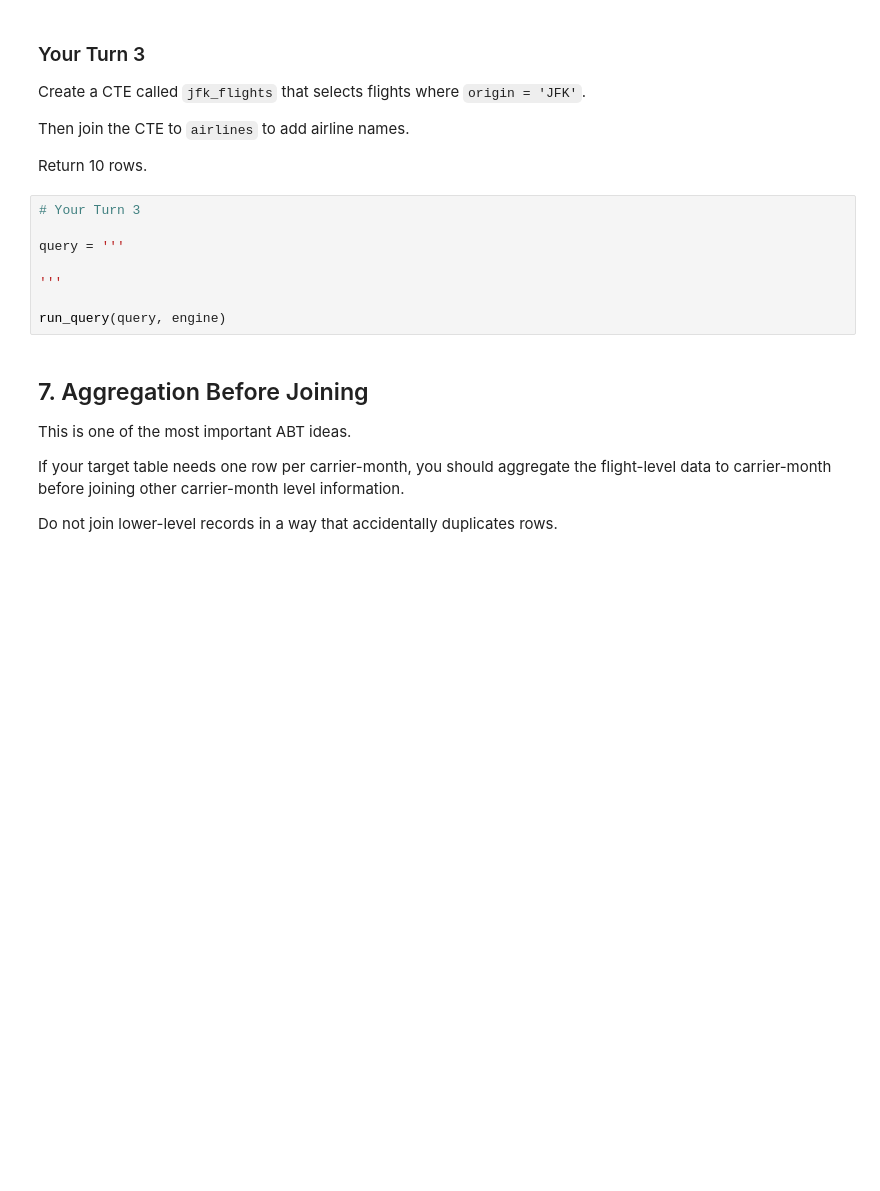
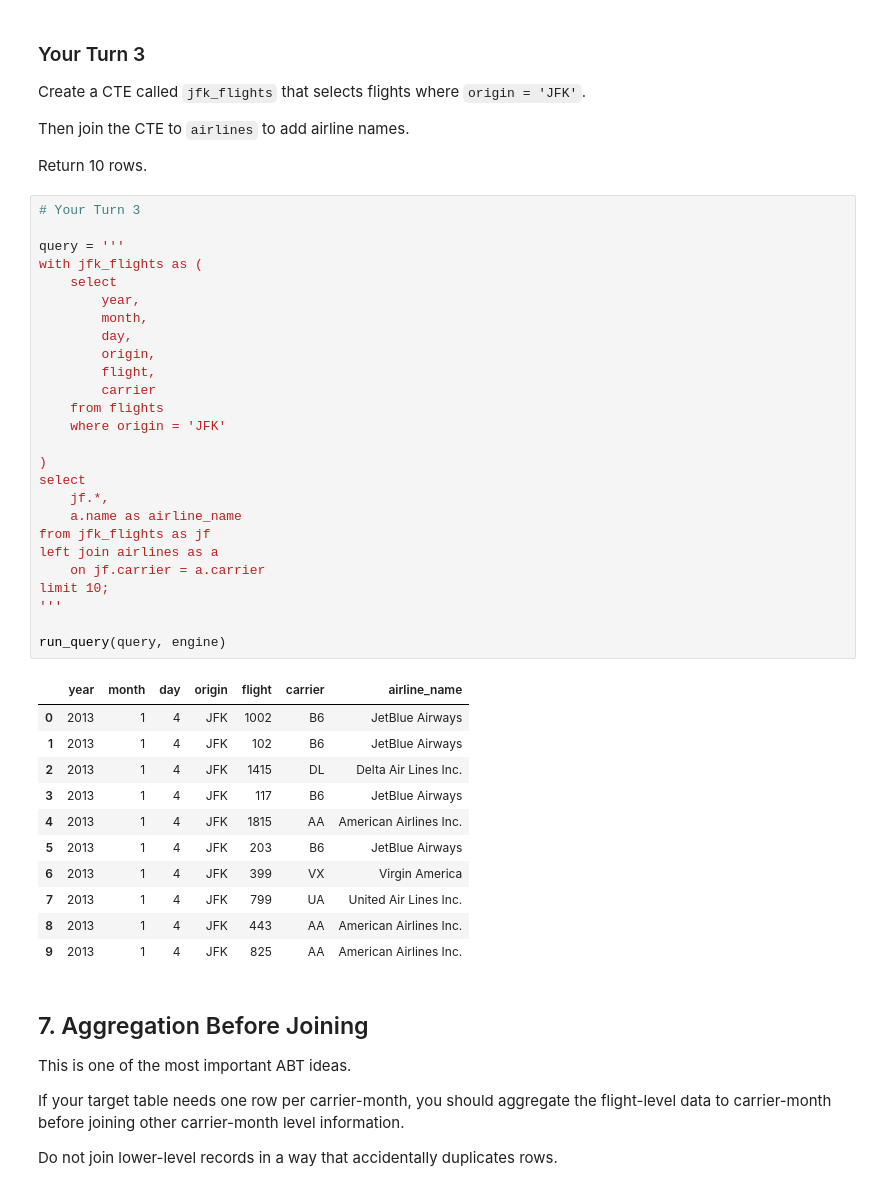
Before and after one commit to tmack92/mackay_tim_week9_10_sqllabs, a Jupyter notebook: notebooks/module10_sql_joins_abt_guided_lab.ipynb, the cells around one changed output. Drawn from its saved outputs; the diff is of its cells as text; blank space fills up the shorter version.

```diff
--- a/notebooks/module10_sql_joins_abt_guided_lab.ipynb
+++ b/notebooks/module10_sql_joins_abt_guided_lab.ipynb
@@ -415,11 +528,41 @@ Return 10 rows.
 # %%
 # Your Turn 3
 
 query = '''
+with jfk_flights as (
+    select
+        year,
+        month,
+        day,
+        origin,
+        flight,
+        carrier
+    from flights
+    where origin = 'JFK'
 
+)
+select
+    jf.*,
+    a.name as airline_name
+from jfk_flights as jf
+left join airlines as a
+    on jf.carrier = a.carrier
+limit 10;
 '''
 
 run_query(query, engine)
+# %% [output]
+|  | year | month | day | origin | flight | carrier | airline_name |
+| 0 | 2013 | 1 | 4 | JFK | 1002 | B6 | JetBlue Airways |
+| 1 | 2013 | 1 | 4 | JFK | 102 | B6 | JetBlue Airways |
+| 2 | 2013 | 1 | 4 | JFK | 1415 | DL | Delta Air Lines Inc. |
+| 3 | 2013 | 1 | 4 | JFK | 117 | B6 | JetBlue Airways |
+| 4 | 2013 | 1 | 4 | JFK | 1815 | AA | American Airlines Inc. |
+| 5 | 2013 | 1 | 4 | JFK | 203 | B6 | JetBlue Airways |
+| 6 | 2013 | 1 | 4 | JFK | 399 | VX | Virgin America |
+| 7 | 2013 | 1 | 4 | JFK | 799 | UA | United Air Lines Inc. |
+| 8 | 2013 | 1 | 4 | JFK | 443 | AA | American Airlines Inc. |
+| 9 | 2013 | 1 | 4 | JFK | 825 | AA | American Airlines Inc. |
 # %% [markdown]
 ## 7. Aggregation Before Joining
 
```
Also changed, not shown: parts of 20 cells of this notebook, 3 other files.
